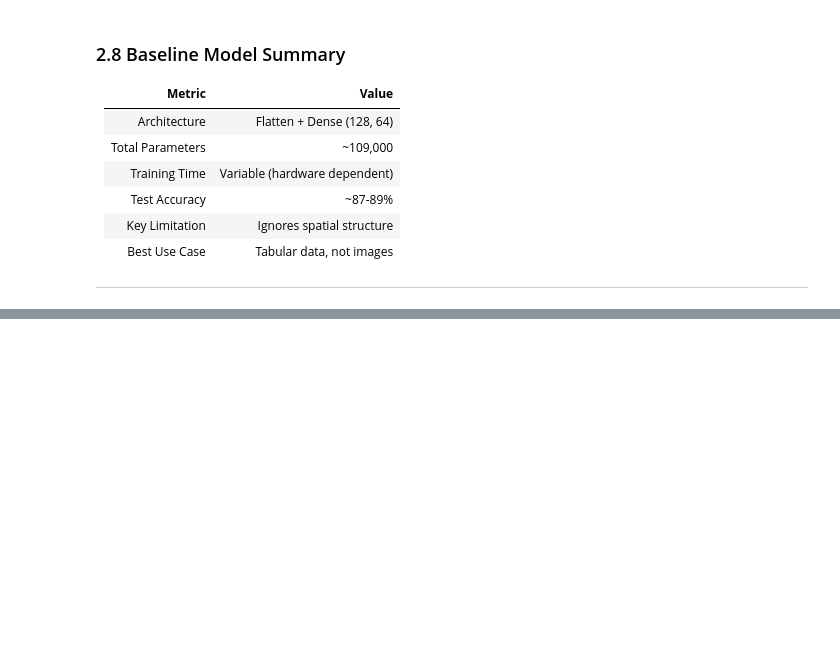
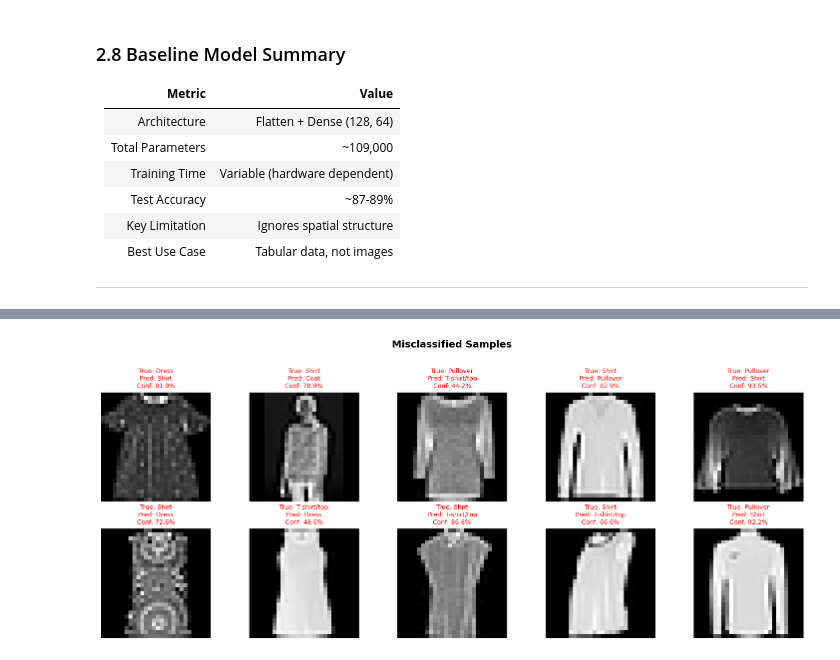
Before and after one commit to Eliza-05/convolutional-layers, a Jupyter notebook: cnn_architecture_analysis.ipynb, the cells around one changed output, grey strips where cells are left out. Cells and saved outputs as stored; diff of their text form; code cells hidden in the pictures; blank space fills up the shorter version.

```diff
--- a/cnn_architecture_analysis.ipynb
+++ b/cnn_architecture_analysis.ipynb
@@ -799,0 +1252,5 @@ BASELINE MODEL - LIMITATIONS SUMMARY
+# %%
+
+visualize_predictions(cnn_model, x_test_cnn, y_test, class_names,
+                     num_samples=10, correct=False)
+# %% [output]
@@ -799,0 +1258 @@ BASELINE MODEL - LIMITATIONS SUMMARY
+[figure, added]
```
Also changed, not shown: parts of 41 cells of this notebook.
